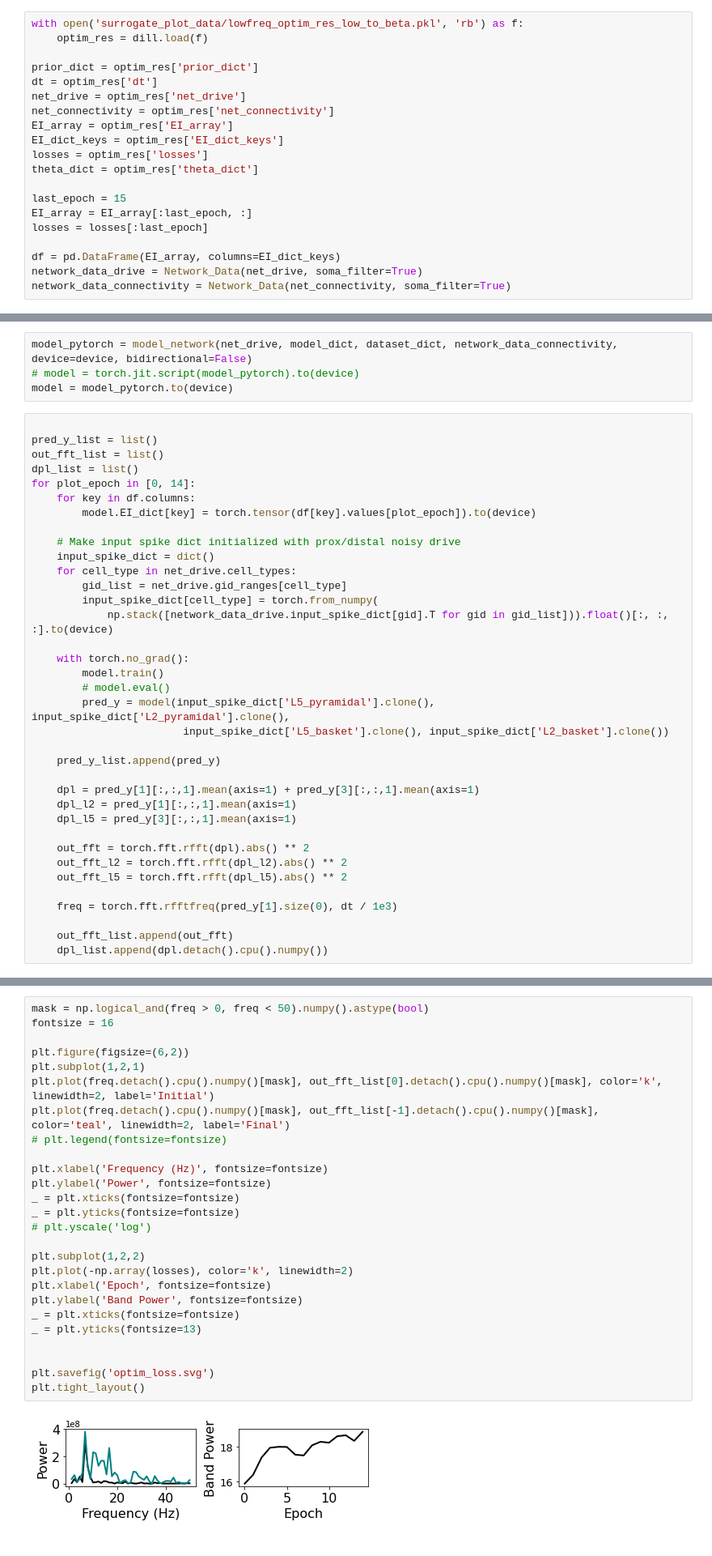
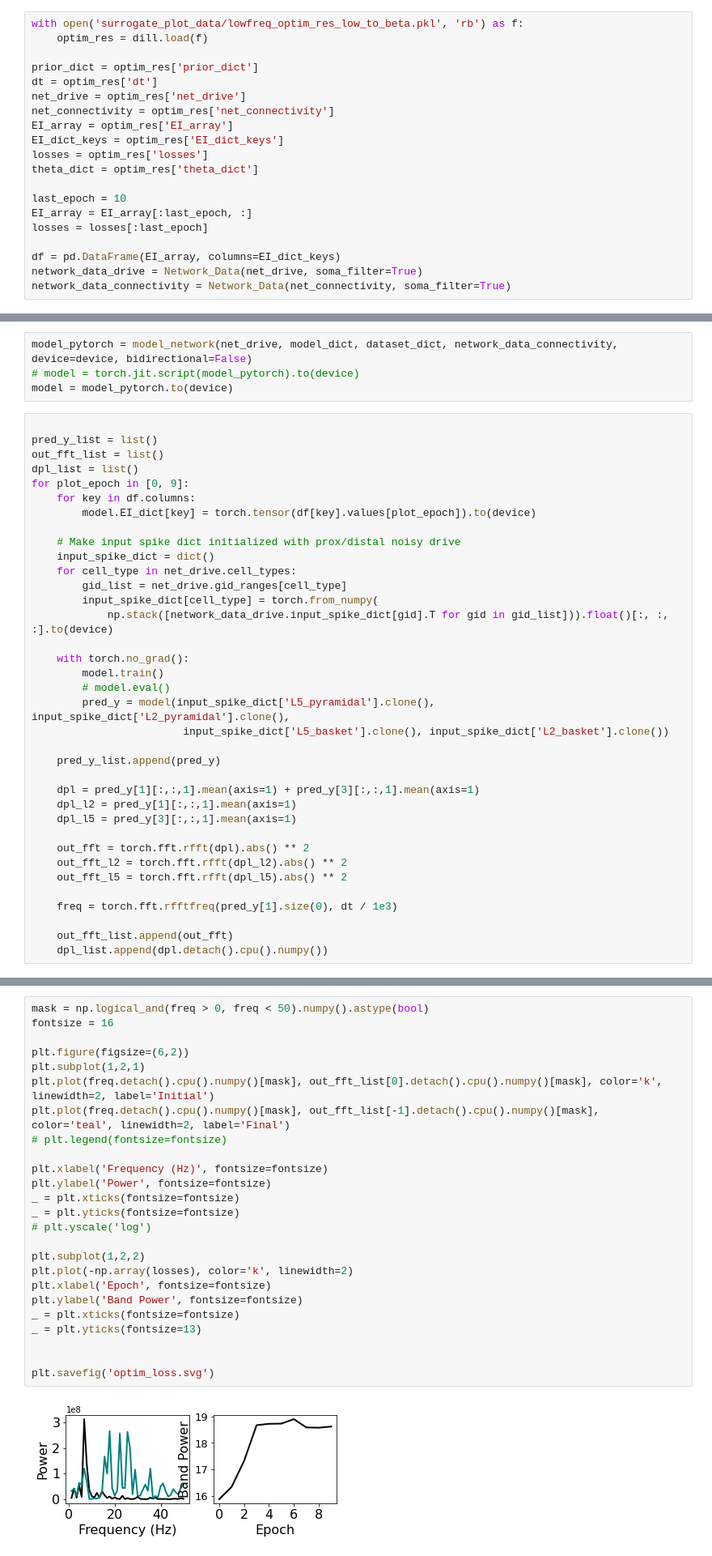
Before and after one commit to ntolley/bayesian_surrogates, a Jupyter notebook: plot_surrogate_network.ipynb, the cells around one changed output, grey strips where cells are left out. Shown at 81% size. Drawn from its saved outputs; the diff is of its cells as text.

```diff
--- a/plot_surrogate_network.ipynb
+++ b/plot_surrogate_network.ipynb
@@ -40,7 +40,7 @@ EI_dict_keys = optim_res['EI_dict_keys']
 losses = optim_res['losses']
 theta_dict = optim_res['theta_dict']
 
-last_epoch = 15
+last_epoch = 10
 EI_array = EI_array[:last_epoch, :]
 losses = losses[:last_epoch]
 
@@ -80,7 +80,7 @@ model = model_pytorch.to(device)
 pred_y_list = list()
 out_fft_list = list()
 dpl_list = list()
-for plot_epoch in [0, 14]:
+for plot_epoch in [0, 9]:
     for key in df.columns:
         model.EI_dict[key] = torch.tensor(df[key].values[plot_epoch]).to(device)
 
@@ -120,31 +120,30 @@ Text(0.5, 15.0, 'Epoch')
 # %%
 mask = np.logical_and(freq > 0, freq < 50).numpy().astype(bool)
 fontsize = 16
 
 plt.figure(figsize=(6,2))
 plt.subplot(1,2,1)
 plt.plot(freq.detach().cpu().numpy()[mask], out_fft_list[0].detach().cpu().numpy()[mask], color='k', linewidth=2, label='Initial')
 plt.plot(freq.detach().cpu().numpy()[mask], out_fft_list[-1].detach().cpu().numpy()[mask], color='teal', linewidth=2, label='Final')
 # plt.legend(fontsize=fontsize)
 
 plt.xlabel('Frequency (Hz)', fontsize=fontsize)
 plt.ylabel('Power', fontsize=fontsize)
 _ = plt.xticks(fontsize=fontsize)
 _ = plt.yticks(fontsize=fontsize)
 # plt.yscale('log')
 
 plt.subplot(1,2,2)
 plt.plot(-np.array(losses), color='k', linewidth=2)
 plt.xlabel('Epoch', fontsize=fontsize)
 plt.ylabel('Band Power', fontsize=fontsize)
 _ = plt.xticks(fontsize=fontsize)
 _ = plt.yticks(fontsize=13)
 
 
 plt.savefig('optim_loss.svg')
-plt.tight_layout()
 # %% [output]
-[figure, old version]
+[figure, new version]
 # %%
 labels = list()
 cell_list = ['L2i', 'L2e', 'L5i', 'L5e']
```
Also changed, not shown: parts of 4 cells of this notebook, 4 other files.
